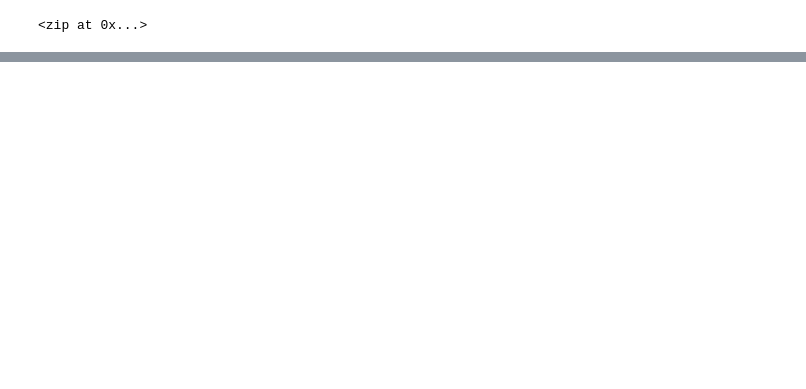
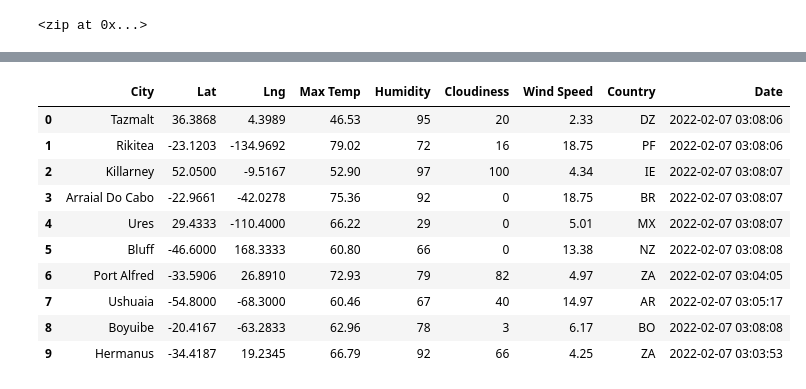
Before and after one commit to SarahW327/World_Weather_Analysis, a Jupyter notebook: WeatherPy.ipynb, the cells around one changed output, grey strips where cells are left out. Saved outputs shown, nothing was run; the diff lists cells and outputs as text; code cells hidden in the pictures; blank space fills up the shorter version.

```diff
--- a/WeatherPy.ipynb
+++ b/WeatherPy.ipynb
@@ -33,0 +123,16 @@ len(cities)
+# %%
+# Convert the array of dictionaries to a Pandas DataFrame.
+city_data_df = pd.DataFrame(city_data)
+city_data_df.head(10)
+# %% [output]
+|  | City | Lat | Lng | Max Temp | Humidity | Cloudiness | Wind Speed | Country | Date |
+| 0 | Tazmalt | 36.3868 | 4.3989 | 46.53 | 95 | 20 | 2.33 | DZ | 2022-02-07 03:08:06 |
+| 1 | Rikitea | -23.1203 | -134.9692 | 79.02 | 72 | 16 | 18.75 | PF | 2022-02-07 03:08:06 |
+| 2 | Killarney | 52.0500 | -9.5167 | 52.90 | 97 | 100 | 4.34 | IE | 2022-02-07 03:08:07 |
+| 3 | Arraial Do Cabo | -22.9661 | -42.0278 | 75.36 | 92 | 0 | 18.75 | BR | 2022-02-07 03:08:07 |
+| 4 | Ures | 29.4333 | -110.4000 | 66.22 | 29 | 0 | 5.01 | MX | 2022-02-07 03:08:07 |
+| 5 | Bluff | -46.6000 | 168.3333 | 60.80 | 66 | 0 | 13.38 | NZ | 2022-02-07 03:08:08 |
+| 6 | Port Alfred | -33.5906 | 26.8910 | 72.93 | 79 | 82 | 4.97 | ZA | 2022-02-07 03:04:05 |
+| 7 | Ushuaia | -54.8000 | -68.3000 | 60.46 | 67 | 40 | 14.97 | AR | 2022-02-07 03:05:17 |
+| 8 | Boyuibe | -20.4167 | -63.2833 | 62.96 | 78 | 3 | 6.17 | BO | 2022-02-07 03:08:08 |
+| 9 | Hermanus | -34.4187 | 19.2345 | 66.79 | 92 | 66 | 4.25 | ZA | 2022-02-07 03:03:53 |
```
Also changed, not shown: parts of 6 cells of this notebook, 1 other file.
